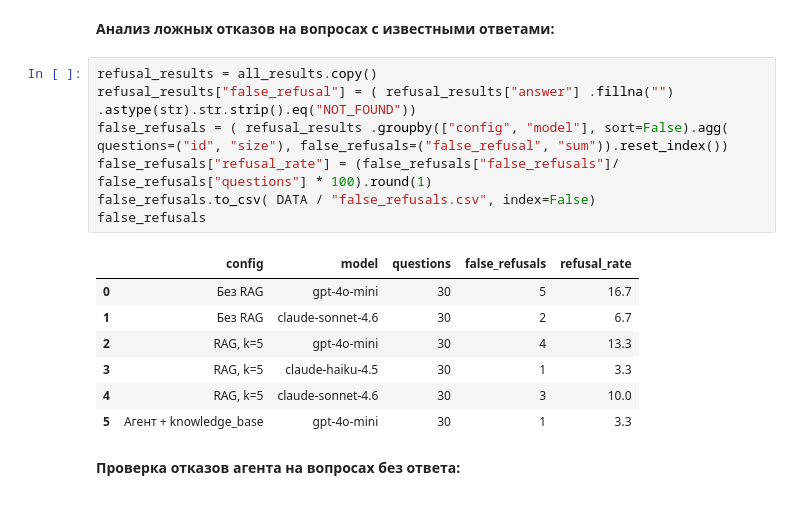
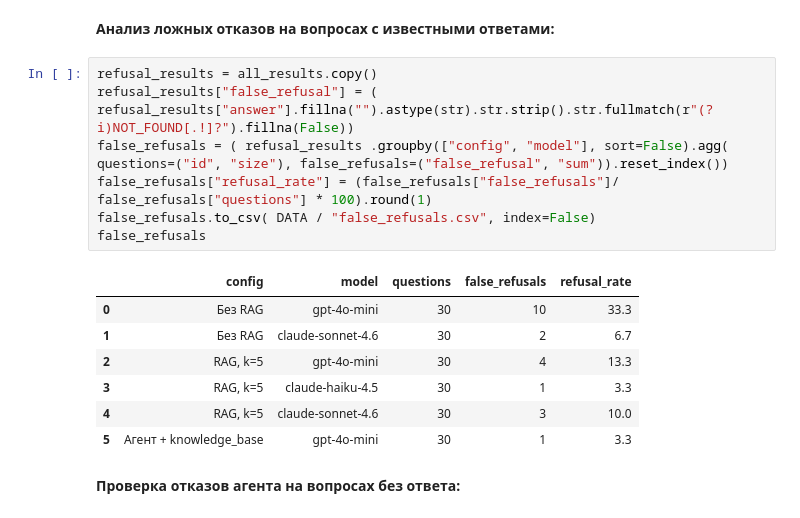
Before and after one commit to dshkkp/llm-rag-homework-02, a Jupyter notebook: homework02.ipynb, the cells around one changed output. Saved outputs shown, nothing was run; the diff lists cells and outputs as text.

```diff
--- a/homework02.ipynb
+++ b/homework02.ipynb
@@ -1015,14 +1027,14 @@ plt.show()
 **Анализ ложных отказов на вопросах с известными ответами:**
 # %%
 refusal_results = all_results.copy()
-refusal_results["false_refusal"] = ( refusal_results["answer"] .fillna("") .astype(str).str.strip().eq("NOT_FOUND"))
+refusal_results["false_refusal"] = ( refusal_results["answer"].fillna("").astype(str).str.strip().str.fullmatch(r"(?i)NOT_FOUND[.!]?").fillna(False))
 false_refusals = ( refusal_results .groupby(["config", "model"], sort=False).agg( questions=("id", "size"), false_refusals=("false_refusal", "sum")).reset_index())
 false_refusals["refusal_rate"] = (false_refusals["false_refusals"]/ false_refusals["questions"] * 100).round(1)
 false_refusals.to_csv( DATA / "false_refusals.csv", index=False)
 false_refusals
 # %% [output]
 |  | config | model | questions | false_refusals | refusal_rate |
-| 0 | Без RAG | gpt-4o-mini | 30 | 5 | 16.7 |
+| 0 | Без RAG | gpt-4o-mini | 30 | 10 | 33.3 |
 | 1 | Без RAG | claude-sonnet-4.6 | 30 | 2 | 6.7 |
 | 2 | RAG, k=5 | gpt-4o-mini | 30 | 4 | 13.3 |
 | 3 | RAG, k=5 | claude-haiku-4.5 | 30 | 1 | 3.3 |
```
Also changed, not shown: parts of 2 cells of this notebook, 2 other files.
